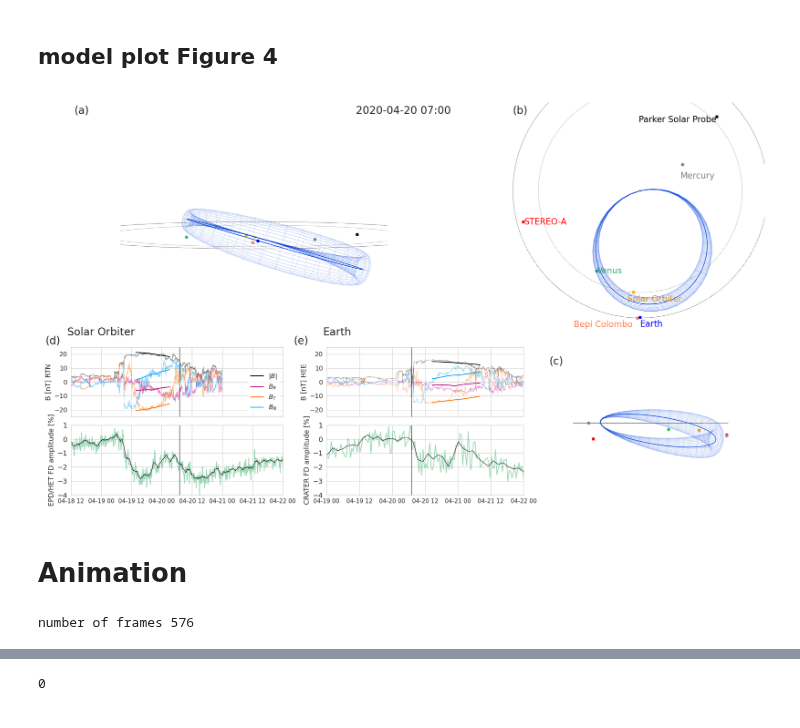
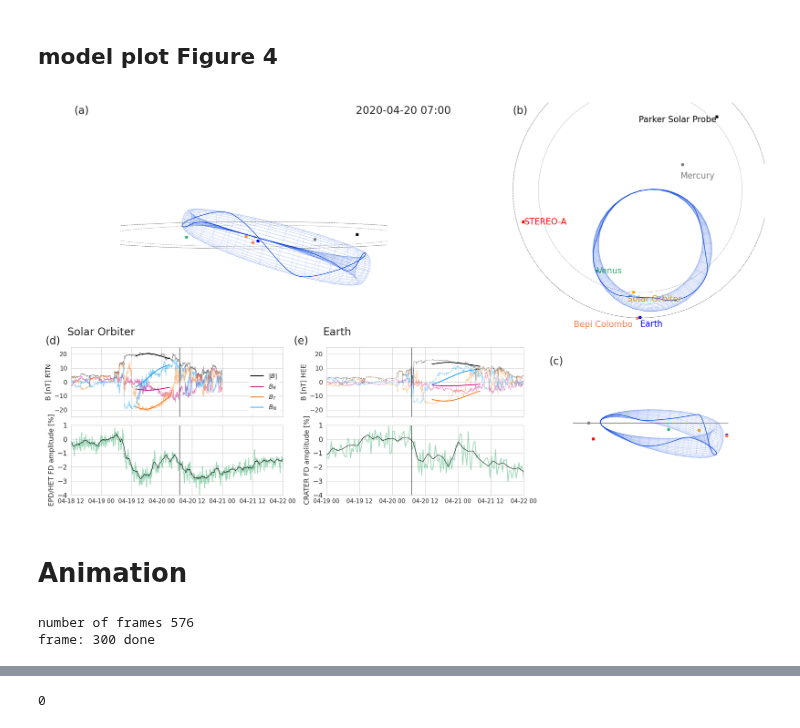
Before and after one commit to cmoestl/solar_orbiter, a Jupyter notebook: forstner_2020_visuals.ipynb, the cells around one changed output, grey strips where cells are left out. Saved outputs shown, nothing was run; the diff lists cells and outputs as text; code cells hidden in the pictures.

```diff
--- a/forstner_2020_visuals.ipynb
+++ b/forstner_2020_visuals.ipynb
@@ -167,30 +167,43 @@ done
 ############### Model Settings
 
 #get model parameters from ABC fit analysis
-obj = py3dcore.fitting.ABCSMC()
 #obj.load('data/3dcore/SOLO_APRIL_FORBUSH_DELTA=4.dat') #for old mag data
 
 #for new mag data oct 27 - use manual setting of initial time 2 hours later
 #obj.load('data/3dcore/SOLO_APRIL_FORBUSH_FIXED_DELTA.dat')
 
 
-#davies paper final fit?
-#obj.load('data/davies_2020/DAVIES_PAPER_3112020.dat')
+
+#obj = py3dcore.fitting.ABCSMC()
+obj = py3dcore.fitting.BaseFitter()
 obj.load('data/davies_2020/SOLO_APRIL_DELTA2.p')
+#best_fit_ind = obj.get_best_fit_index(errfunc=py3dcore.fitting.methods.abcsmc_psd.rmse)
+
+
+# 2 works
+best_fit_ind=np.argmin(obj.epses)
+
+
+
+#get index of best fit
+# 1 does not work
+
 
 
 
 #parameters are in obj.particles
 #set launch time
-t_launch=obj.t_launch
-print('t_launch from file is ',t_launch)
 
 ######** manual set
 #t_launch = datetime.datetime(2020, 4, 15, 8,tzinfo=datetime.timezone.utc)
 #print('t_launch is manually set to ',t_launch)
 
-#get index of best fit
-best_fit_ind=np.argmin(obj.epses)
+
+
+t_launch=obj.t_launch
+print('t_launch from file is ',t_launch)
+
+
 
 
 #get parameters from mean
@@ -306,6 +319,10 @@ print('axial field SolO',iparams_arr[0,12]*(0.809/1.000)**-1.64)
 
 print('diameter at Wind',iparams_arr[0,4]*(0.995/1.000)**1.14)
 print('diameter at SolO',iparams_arr[0,4]*(0.809/1.000)**1.14)
+
+
+
+np.std(obj.particles[:, 1])
 # %% [output]
 t_launch from file is  2020-04-15 06:00:00+00:00
 
@@ -769,7 +782,7 @@ def plot_configure2(ax, **kwargs):
 
 #for field line plots stepsize and initial point for drawing
 field_stepsize=0.0005
-q1=np.array([1, .1, np.pi/2])
+q1=np.array([1, .2, np.pi/2])
 
 sns.set_style('whitegrid')
 fig = plt.figure(1,figsize=(19.2, 10.8),dpi=100)
@@ -1029,34 +1042,34 @@ plt.annotate('Earth',[0.39,0.42],xycoords='figure fraction',fontsize=20,ha='left
 
 #current time
 plt.annotate(parse_time(TP_B).iso[0:16],[0.5,0.95],ha='center',xycoords='figure fraction',fontsize=20)
 
 fsize=20
 
 #planet and spacecraft labels
 ax2.text(earth.x[earth_timeind]-0.03,earth.y[earth_timeind],earth.z[earth_timeind],'Earth', color=earth_color, ha='left',fontsize=fsize-4,verticalalignment='top')
 ax2.text(solo.x[solo_timeind],solo.y[solo_timeind]+0.03,solo.z[solo_timeind],'Solar Orbiter', color=solo_color, ha='left',fontsize=fsize-4,verticalalignment='top')
 ax2.text(venus.x[earth_timeind],venus.y[earth_timeind]-0.03,venus.z[earth_timeind],'Venus', color=venus_color, ha='left',fontsize=fsize-4,verticalalignment='top')
 ax2.text(mercury.x[earth_timeind],mercury.y[earth_timeind]+0.05,mercury.z[earth_timeind],'Mercury', color=mercury_color, ha='left',fontsize=fsize-4,verticalalignment='top')
 
 ax2.text(psp.x[psp_timeind]+0.02,psp.y[psp_timeind],psp.z[psp_timeind],'Parker Solar Probe', color=psp_color, ha='right',fontsize=fsize-4,verticalalignment='top')
 ax2.text(bepi.x[bepi_timeind],bepi.y[bepi_timeind]+0.03,bepi.z[bepi_timeind],'Bepi Colombo', color=bepi_color, ha='right',fontsize=fsize-4,verticalalignment='top')
 ax2.text(sta.x[sta_timeind],sta.y[sta_timeind]-0.02,sta.z[sta_timeind],'STEREO-A', color=sta_color, ha='left',fontsize=fsize-4,verticalalignment='top')
 
 
 
 
 plt.annotate('(a)',[0.05,0.95],xycoords='figure fraction',fontsize=20)
 plt.annotate('(b)',[0.65,0.95],xycoords='figure fraction',fontsize=20)
 plt.annotate('(c)',[0.7,0.35],xycoords='figure fraction',fontsize=20)
 plt.annotate('(d)',[0.01,0.4],xycoords='figure fraction',fontsize=20)
 plt.annotate('(e)',[0.35,0.4],xycoords='figure fraction',fontsize=20)
 
 #plt.annotate(parse_time(t_launch).iso[0:16],[0.55,0.35],ha='center',xycoords='figure fraction',fontsize=20)
 
 plt.savefig('results/forstner_2020/figure_4_3dcore_visual_davies.pdf')#bbox_inches='tight')
 plt.savefig('results/forstner_2020/figure_4_3dcore_visual_davies.png', dpi=200)#,bbox_inches='tight')
 # %% [output]
-[figure, old version]
+[figure, new version]
 # %% [markdown]
 # Animation
 # %%
@@ -1364,9 +1377,17 @@ starttime1=time.time()
 ################################## single
 #make test frames
 #for k in np.arange(0,10):#len(tlist)):
-#    make_frame(k)
+
+
+#for field line plots stepsize and initial point for drawing
+field_stepsize=0.001
+q1=np.array([0.95, .2, np.pi/2-0.01])
+
+k=300
+make_frame(k)
 # %% [output]
 number of frames 576
+frame: 300 done
 # %%
 ############################## multi
 #number of processes depends on your machines memory; check with command line "top"
```
Also changed, not shown: parts of 10 cells of this notebook.
